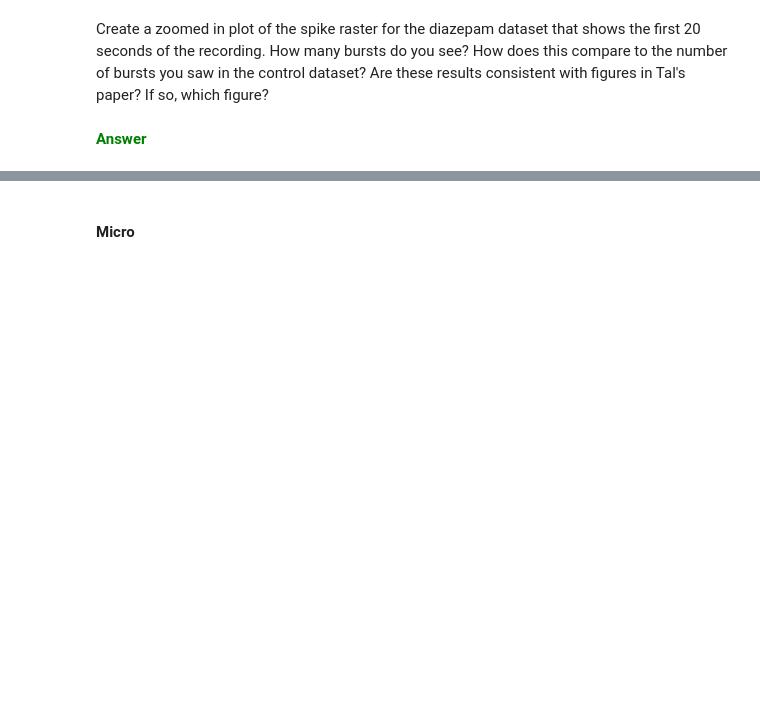
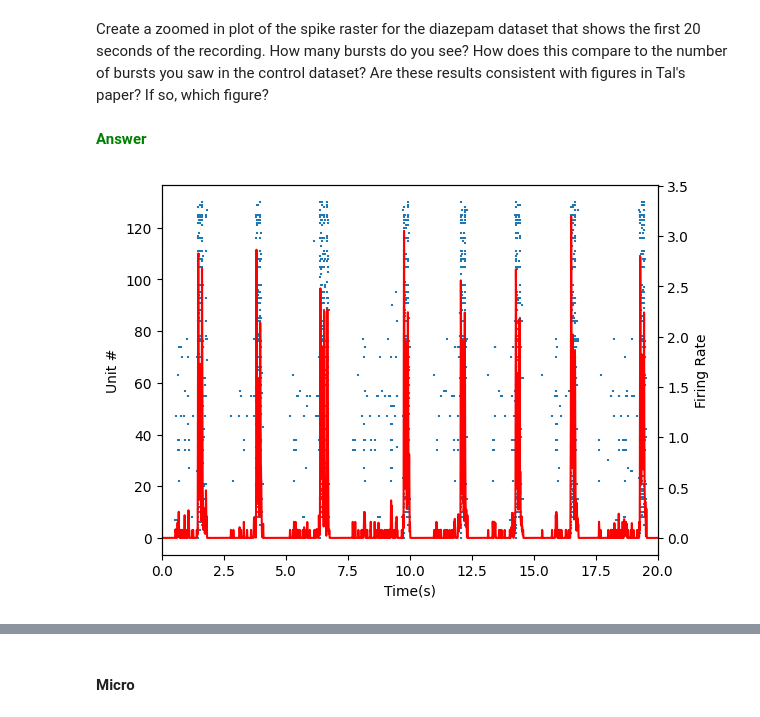
Before and after one commit to Braingeneers-Education/bme-118-2025-introduction-to-electrophysiology-JamesVLF, a Jupyter notebook: electrophysiology_introduction.ipynb, the cells around one changed output, grey strips where cells are left out. Saved outputs shown, nothing was run; the diff lists cells and outputs as text; code cells hidden in the pictures; blank space fills up the shorter version.

```diff
--- a/electrophysiology_introduction.ipynb
+++ b/electrophysiology_introduction.ipynb
@@ -194,3 +243,6 @@ In this section we will analyze the results from the cerebral organoid after it
 Create a variable called `data_diazepam` which loads the data from `Spike_Raster_Diazepam.mat` into a Braingeneerspy `SpikeData` object. Note, this is the same way we load the control dataset in the source code.
 # %% [markdown]
 <font color="green"><b>Answer
+# %%
+data_diazepam = mat_to_spikeData('/home/jovyan/data/ephys/2023-08-28-e-Math_Mind_Class/HW2-Electrophysiology/Spike_Raster_Diazepam.mat')
+print(data_diazepam)
@@ -230,3 +344,7 @@ print(z)
 Create a zoomed in plot of the spike raster for the diazepam dataset that shows the first 20 seconds of the recording. How many bursts do you see? How does this compare to the number of bursts you saw in the control dataset? Are these results consistent with figures in Tal's paper? If so, which figure?
 # %% [markdown]
 <font color="green"><b>Answer
+# %%
+raster_analysis(data_diazepam, seconds=20)
+# %% [output]
+[figure, added]
```
Also changed, not shown: parts of 18 cells of this notebook.
